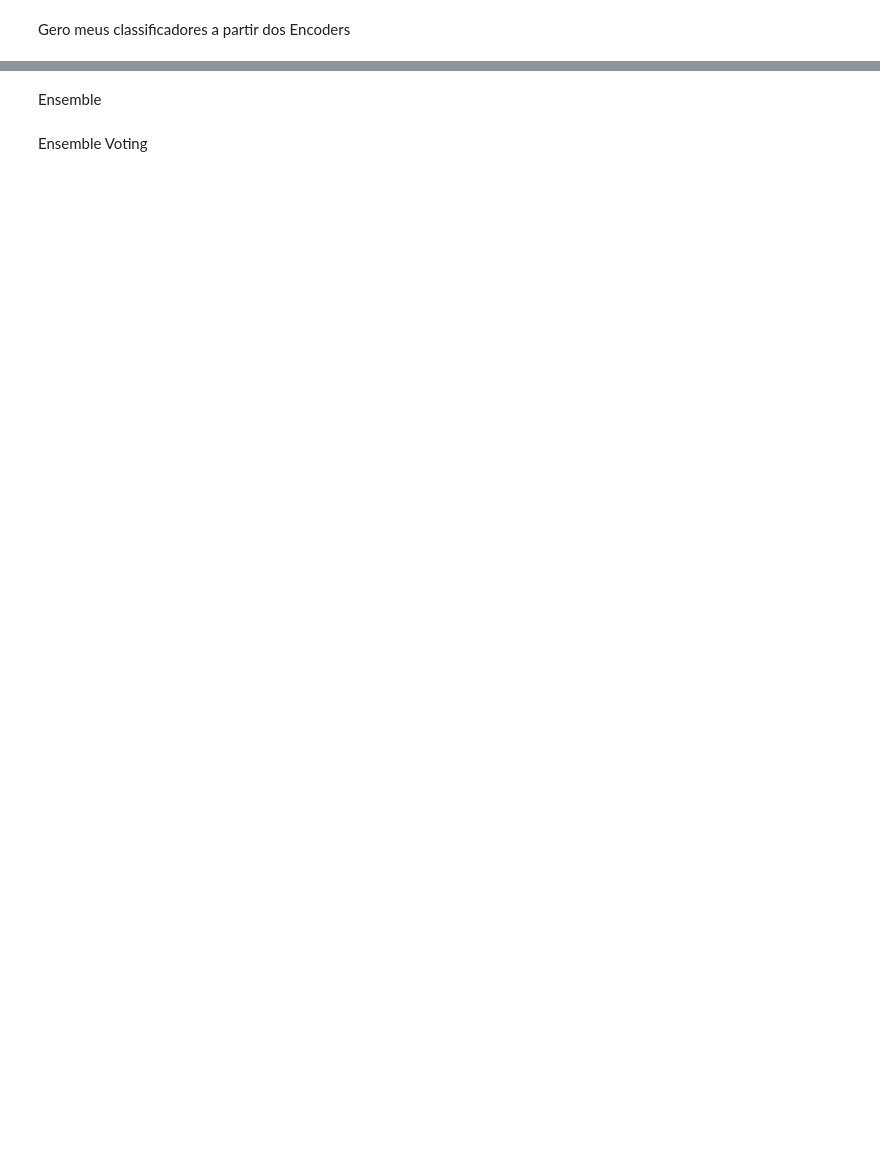
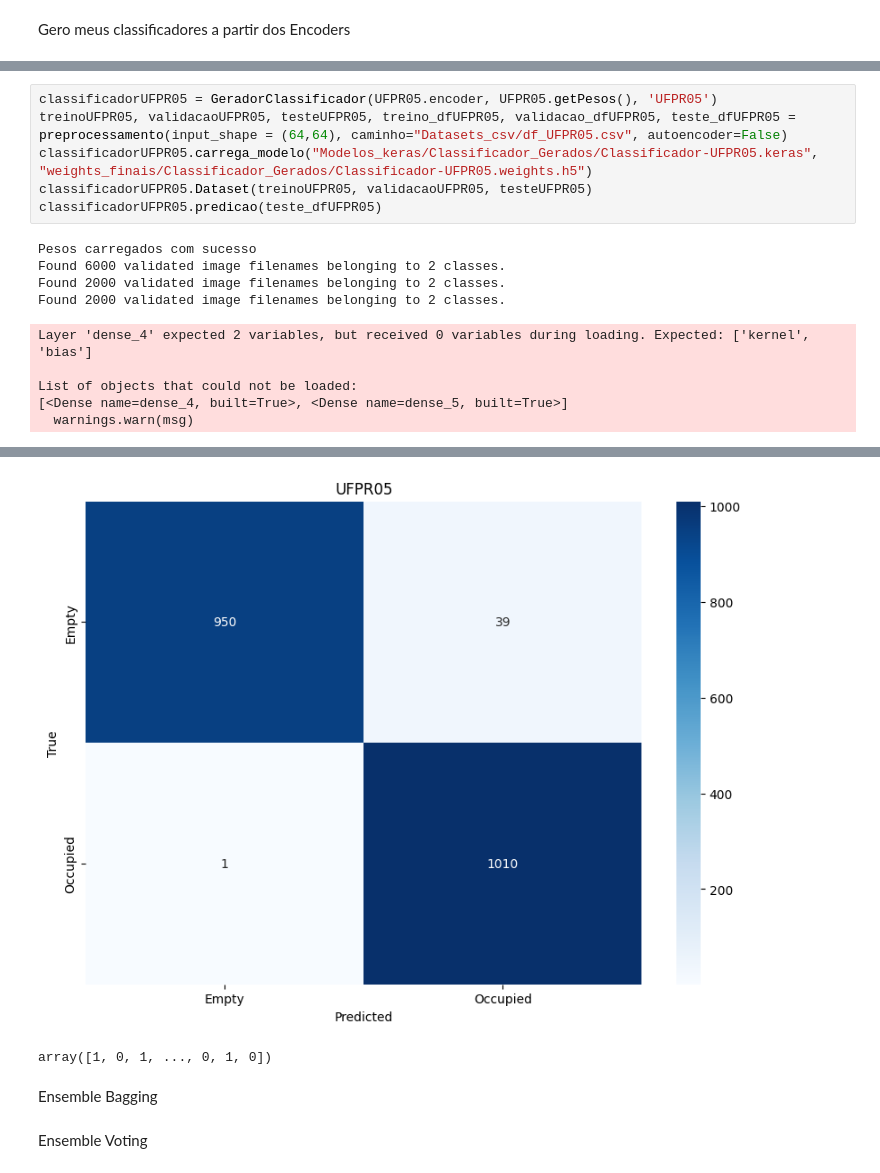
Before and after one commit to Lucas-doc26/ML, a Jupyter notebook: PipelineEnsemble.ipynb, the cells around one changed output, grey strips where cells are left out. Drawn from its saved outputs; the diff is of its cells as text; blank space fills up the shorter version.

```diff
--- a/PipelineEnsemble.ipynb
+++ b/PipelineEnsemble.ipynb
@@ -235,0 +213,16 @@ array([0, 0, 1, ..., 1, 0, 1])
+# %%
+classificadorUFPR05 = GeradorClassificador(UFPR05.encoder, UFPR05.getPesos(), 'UFPR05')
+treinoUFPR05, validacaoUFPR05, testeUFPR05, treino_dfUFPR05, validacao_dfUFPR05, teste_dfUFPR05 = preprocessamento(input_shape = (64,64), caminho="Datasets_csv/df_UFPR05.csv", autoencoder=False)
+classificadorUFPR05.carrega_modelo("Modelos_keras/Classificador_Gerados/Classificador-UFPR05.keras", "weights_finais/Classificador_Gerados/Classificador-UFPR05.weights.h5")
+classificadorUFPR05.Dataset(treinoUFPR05, validacaoUFPR05, testeUFPR05)
+classificadorUFPR05.predicao(teste_dfUFPR05)
+# %% [output]
+Pesos carregados com sucesso
+Found 6000 validated image filenames belonging to 2 classes.
+Found 2000 validated image filenames belonging to 2 classes.
+Found 2000 validated image filenames belonging to 2 classes.
+Layer 'dense_4' expected 2 variables, but received 0 variables during loading. Expected: ['kernel', 'bias']
+
+List of objects that could not be loaded:
+[<Dense name=dense_4, built=True>, <Dense name=dense_5, built=True>]
+  warnings.warn(msg)
@@ -236,5 +230,7 @@ array([0, 0, 1, ..., 1, 0, 1])
+[figure, added]
+array([1, 0, 1, ..., 0, 1, 0])
 # %% [markdown]
-Ensemble
+Ensemble Bagging
 # %% [markdown]
 Ensemble Voting
 # %%
```
Also changed, not shown: parts of 13 cells of this notebook, 1 other file.
